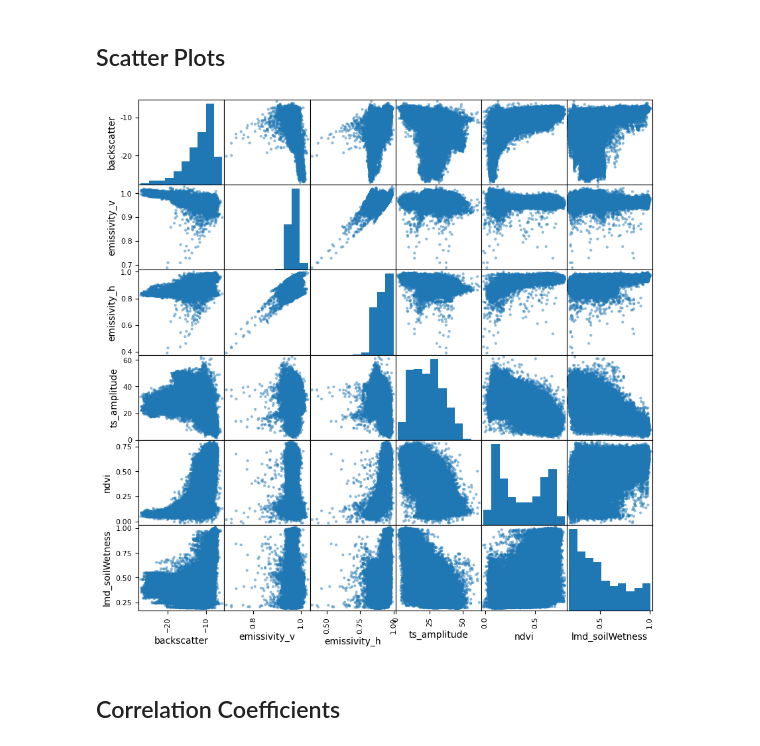
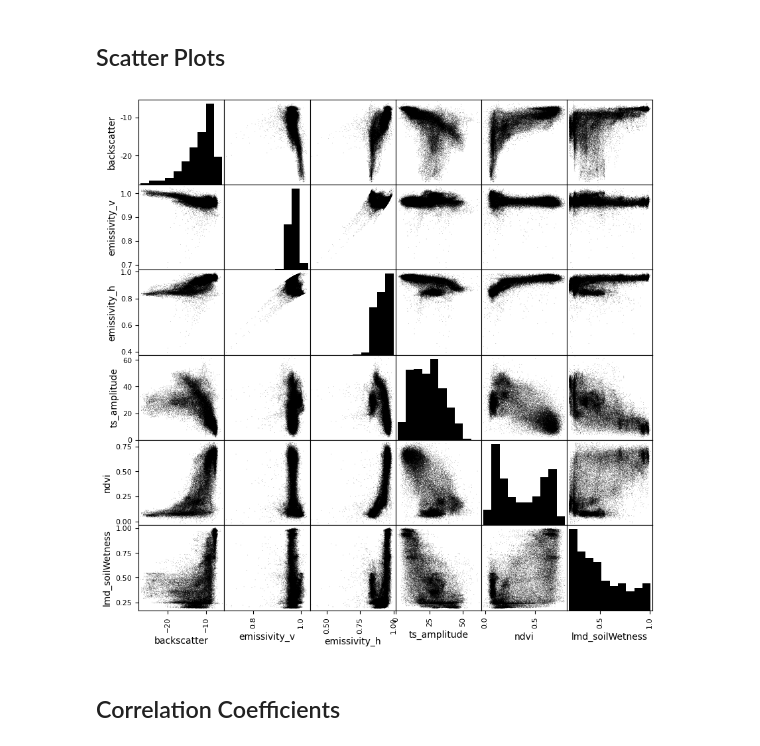
Before and after one commit to Datavizcowboy/PythonDatavizToolbox, a Jupyter notebook: Notebooks/07-Data_Analysis/SoilMoisture/01_Sensitivity_Study.ipynb, the cells around one changed output. Cells and saved outputs as stored; diff of their text form; code cells hidden in the pictures.

Commit message:
Good styles to the plots

```diff
--- a/Notebooks/07-Data_Analysis/SoilMoisture/01_Sensitivity_Study.ipynb
+++ b/Notebooks/07-Data_Analysis/SoilMoisture/01_Sensitivity_Study.ipynb
@@ -54,9 +41,9 @@ data = data.dropna()
 ## Scatter Plots
 # %%
 fig, ax = pl.subplots(figsize=(10, 10))
-ax = pd.plotting.scatter_matrix(data[['backscatter', 'emissivity_v','emissivity_h','ts_amplitude','ndvi','lmd_soilWetness']],ax=ax);
+ax = pd.plotting.scatter_matrix(data[['backscatter', 'emissivity_v','emissivity_h','ts_amplitude','ndvi','lmd_soilWetness']],ax=ax,s=1,c='k',hist_kwds={'color':['black']});
 # %% [output]
-[figure, old version]
+[figure, new version]
 # %% [markdown]
 ## Correlation Coefficients
 # %%
```
Also changed, not shown: parts of 7 cells of this notebook.
